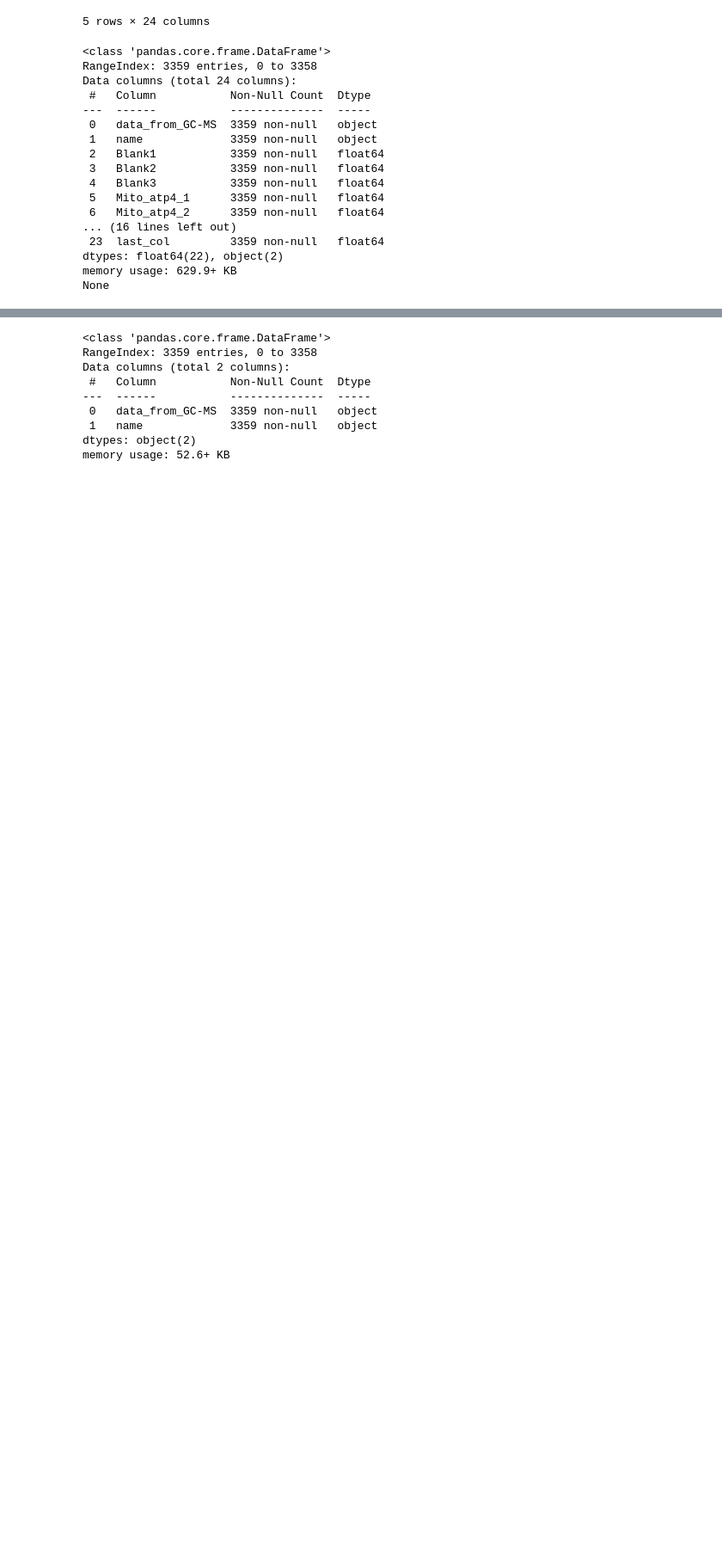
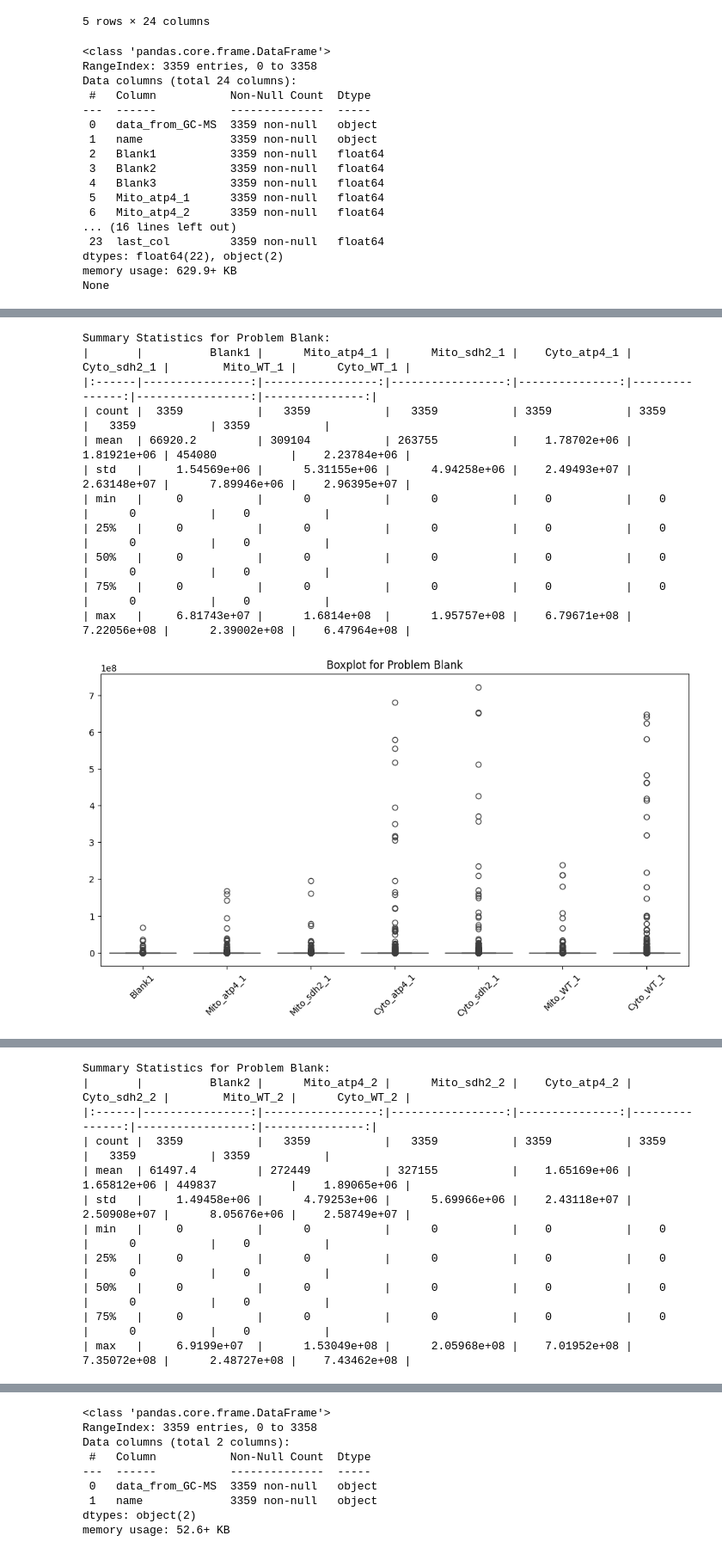
Before and after one commit to kris96tian/MULTI_OMICS, a Jupyter notebook: data_from_GC_MS.ipynb, the cells around one changed output, grey strips where cells are left out. Shown at 86% size. Cells and saved outputs as stored; diff of their text form; code cells hidden in the pictures; blank space fills up the shorter version.

```diff
--- a/data_from_GC_MS.ipynb
+++ b/data_from_GC_MS.ipynb
@@ -45,3 +45,12 @@ Data columns (total 24 columns):
 dtypes: float64(22), object(2)
 memory usage: 629.9+ KB
 None
+# %%
+prob_1 = pd.DataFrame(data[['Blank1','Mito_atp4_1', 'Mito_sdh2_1', 'Cyto_atp4_1', 'Cyto_sdh2_1', 'Mito_WT_1','Cyto_WT_1']])
+prob_1.set_index(data['data_from_GC-MS'], inplace=True)
+# %%
+prob_2 = pd.DataFrame(data[['Blank2','Mito_atp4_2', 'Mito_sdh2_2', 'Cyto_atp4_2', 'Cyto_sdh2_2', 'Mito_WT_2','Cyto_WT_2']])
+prob_2.set_index(data['data_from_GC-MS'], inplace=True)
+# %%
+prob_3 = pd.DataFrame(data[['Blank3','Mito_atp4_3', 'Mito_sdh2_3', 'Cyto_atp4_3', 'Cyto_sdh2_3', 'Mito_WT_3','Cyto_WT_3']])
+prob_3.set_index(data['data_from_GC-MS'], inplace=True)
@@ -47,0 +122,28 @@ None
+# %%
+for prob in [prob_1, prob_2, prob_3]:
+    print(f"\nSummary Statistics for Problem {prob.columns[0][:-1]}:")  # Extract problem number from column name
+    print(prob.describe().to_markdown())
+
+    plt.figure(figsize=(12, 6))
+    sns.boxplot(data=prob)
+    plt.title(f'Boxplot for Problem {prob.columns[0][:-1]}')
+    plt.xticks(rotation=45)
+    plt.show()
+
+    # Pairwise scatter plots (optional, but useful for larger datasets)
+    sns.pairplot(prob)
+    plt.suptitle(f'Pairwise Scatter Plots for Problem {prob.columns[0][:-1]}', y=1.02)
+    plt.show()
+# %% [output]
+Summary Statistics for Problem Blank:
+|       |          Blank1 |      Mito_atp4_1 |      Mito_sdh2_1 |    Cyto_atp4_1 |    Cyto_sdh2_1 |        Mito_WT_1 |      Cyto_WT_1 |
+|:------|----------------:|-----------------:|-----------------:|---------------:|---------------:|-----------------:|---------------:|
+| count |  3359           |   3359           |   3359           | 3359           | 3359           |   3359           | 3359           |
+| mean  | 66920.2         | 309104           | 263755           |    1.78702e+06 |    1.81921e+06 | 454080           |    2.23784e+06 |
+| std   |     1.54569e+06 |      5.31155e+06 |      4.94258e+06 |    2.49493e+07 |    2.63148e+07 |      7.89946e+06 |    2.96395e+07 |
+| min   |     0           |      0           |      0           |    0           |    0           |      0           |    0           |
+| 25%   |     0           |      0           |      0           |    0           |    0           |      0           |    0           |
+| 50%   |     0           |      0           |      0           |    0           |    0           |      0           |    0           |
+| 75%   |     0           |      0           |      0           |    0           |    0           |      0           |    0           |
+| max   |     6.81743e+07 |      1.6814e+08  |      1.95757e+08 |    6.79671e+08 |    7.22056e+08 |      2.39002e+08 |    6.47964e+08 |
+[figure, added]
@@ -47,0 +151,11 @@ None
+Summary Statistics for Problem Blank:
+|       |          Blank2 |      Mito_atp4_2 |      Mito_sdh2_2 |    Cyto_atp4_2 |    Cyto_sdh2_2 |        Mito_WT_2 |      Cyto_WT_2 |
+|:------|----------------:|-----------------:|-----------------:|---------------:|---------------:|-----------------:|---------------:|
+| count |  3359           |   3359           |   3359           | 3359           | 3359           |   3359           | 3359           |
+| mean  | 61497.4         | 272449           | 327155           |    1.65169e+06 |    1.65812e+06 | 449837           |    1.89065e+06 |
+| std   |     1.49458e+06 |      4.79253e+06 |      5.69966e+06 |    2.43118e+07 |    2.50908e+07 |      8.05676e+06 |    2.58749e+07 |
+| min   |     0           |      0           |      0           |    0           |    0           |      0           |    0           |
+| 25%   |     0           |      0           |      0           |    0           |    0           |      0           |    0           |
+| 50%   |     0           |      0           |      0           |    0           |    0           |      0           |    0           |
+| 75%   |     0           |      0           |      0           |    0           |    0           |      0           |    0           |
+| max   |     6.9199e+07  |      1.53049e+08 |      2.05968e+08 |    7.01952e+08 |    7.35072e+08 |      2.48727e+08 |    7.43462e+08 |
```
Also changed, not shown: parts of 10 cells of this notebook.
